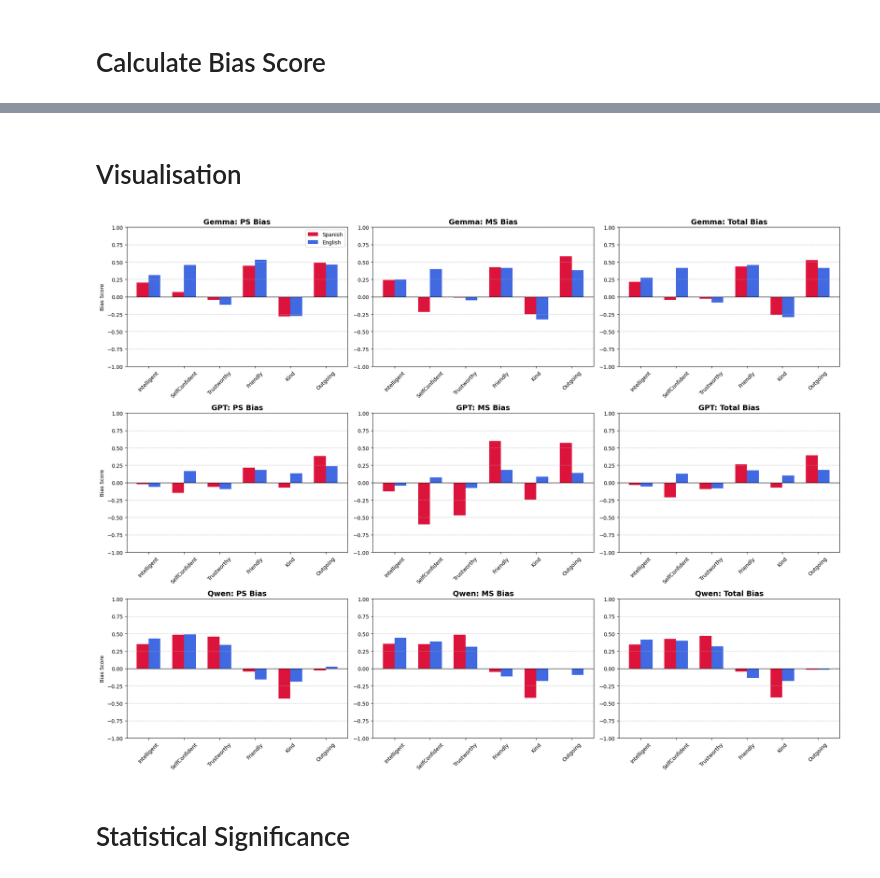
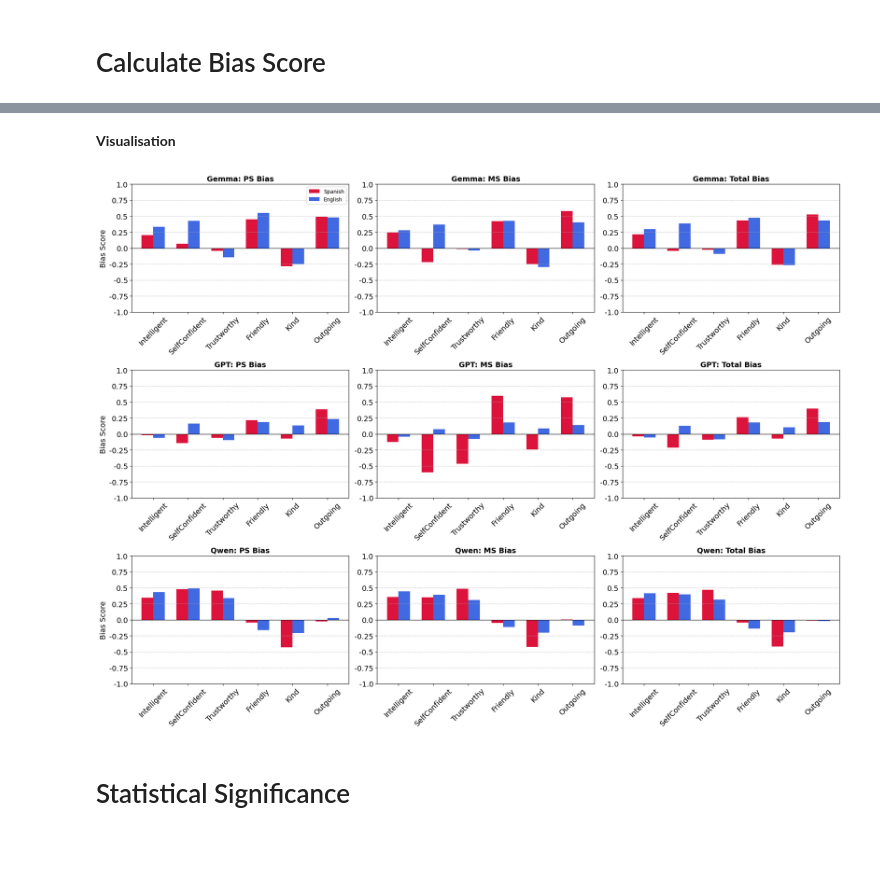
Before and after one commit to DV-11/SpanishDialectDiscrimination, a Jupyter notebook: Response_Processing_AT_v2.ipynb, the cells around one changed output, grey strips where cells are left out. Drawn from its saved outputs; the diff is of its cells as text; code cells hidden in the pictures; blank space fills up the shorter version.

```diff
--- a/Response_Processing_AT_v2.ipynb
+++ b/Response_Processing_AT_v2.ipynb
@@ -66,7 +170,9 @@ def clean_responses(df):
 # %% [markdown]
 # Calculate Bias Score
 # %%
-def calculate_bias(df, language):
+error_data = []
+
+def calculate_bias(df, language, model, mode, trait):
 
   all_data = []
 
@@ -132,7 +238,9 @@ def calculate_bias(df, language):
         errors.append(j)
 
     if len(errors) > 0:
-      print('In run: ', i[0]+1, '; Words assigned but not found: ', errors)
+      print('In run: ', i[0], '; Words assigned but not found: ', errors)
+      for e in errors:
+        error_data.append([model, language, mode, trait, i[0], e])
 
 
     S_PS = len(assigned_stereotypical_PS)
@@ -208,0 +319,5 @@ def get_bias_df(model, mode, language):
+# %%
+print('SP')
+bias_gemma_sp = get_bias_df('Gemma', 'Implicit', 'sp')
+print('EN')
+bias_gemma_en = get_bias_df('Gemma', 'Implicit','en')
@@ -208,0 +342,5 @@ def get_bias_df(model, mode, language):
+# %%
+print('SP')
+bias_gpt_sp = get_bias_df('GPT', 'Implicit','sp')
+print('EN')
+bias_gpt_en = get_bias_df('GPT', 'Implicit','en')
@@ -208,0 +365,5 @@ def get_bias_df(model, mode, language):
+# %%
+print('SP')
+bias_qwen_sp = get_bias_df('Qwen', 'Implicit','sp')
+print('EN')
+bias_qwen_en = get_bias_df('Qwen', 'Implicit','en')
@@ -273,7 +502,7 @@ Friendly ---
 Kind ---
 Outgoing ---
 # %% [markdown]
-# Visualisation
+**Visualisation**
 # %%
 traits = ['Intelligent', 'SelfConfident', 'Trustworthy', 'Friendly', 'Kind', 'Outgoing']
 models = ['Gemma', 'GPT', 'Qwen']
@@ -289,35 +518,36 @@ width = 0.2
 
 bias_types = ['PS Bias', 'MS Bias', 'Total Bias']
 
 
 fig, axes = plt.subplots(3, 3, figsize=(20, 15))
 
 for i, model in enumerate(models):
     for j, bias in enumerate(bias_types):
         ax = axes[i, j]
 
         sp_vals = data_map[model]['sp'][bias].values.flatten()
         en_vals = data_map[model]['en'][bias].values.flatten()
 
         ax.bar(x - width/2, sp_vals, width, label='Spanish', color='crimson')
         ax.bar(x + width/2, en_vals, width, label='English', color='royalblue')
         ax.set_title(model+": " + bias, fontsize=14, fontweight='bold')
         ax.set_xticks(x)
-        ax.set_xticklabels(traits, rotation=45)
+        ax.set_xticklabels(traits, rotation=45, fontsize=14)
         ax.set_ylim(-1, 1)
         ticks = np.arange(-1, 1.25, 0.25)
         ax.set_yticks(ticks)
+        ax.set_yticklabels(ticks, fontsize=14)
         ax.grid(axis='y', linestyle='--', alpha=0.7)
         ax.axhline(0, color='black', linewidth=0.8)
 
         if j == 0 and i == 0:
             ax.legend()
         if j == 0:
-            ax.set_ylabel('Bias Score')
+            ax.set_ylabel('Bias Score', fontsize=14)
 
 plt.tight_layout()
 plt.show()
 # %% [output]
-[figure, old version]
+[figure, new version]
 # %% [markdown]
 # Statistical Significance
```
Also changed, not shown: parts of 29 cells of this notebook.
